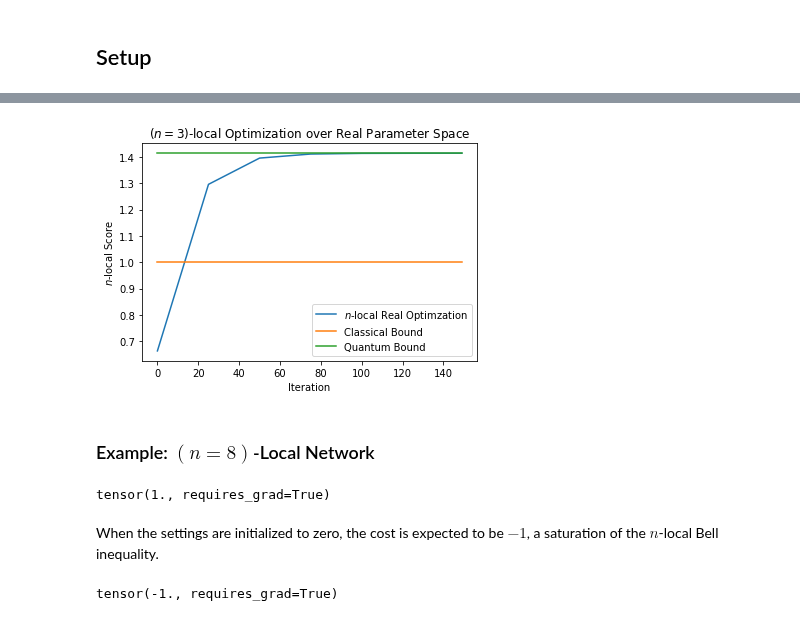
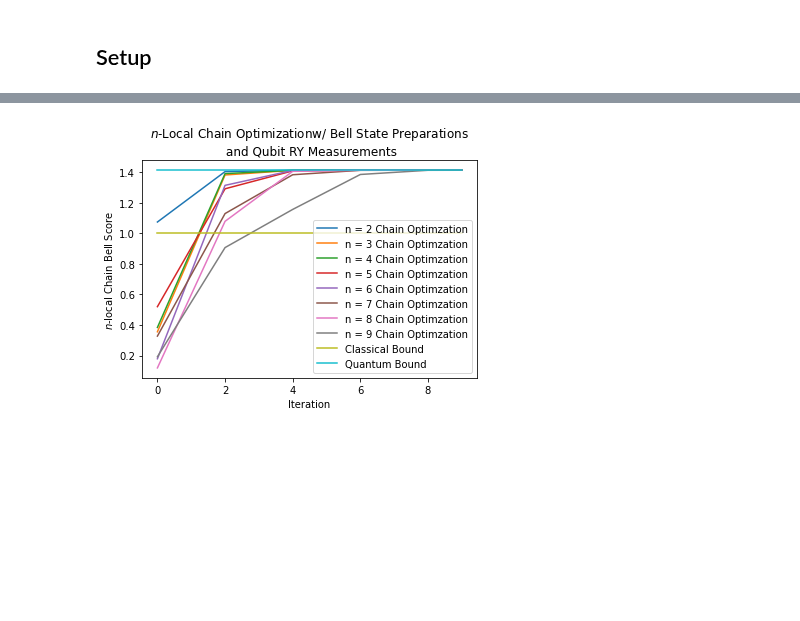
Before and after one commit to ChitambarLab/qNetVO, a Jupyter notebook: notebook/n-local_chain_network_optimization.ipynb, the cells around one changed output, grey strips where cells are left out. Cells and saved outputs as stored; diff of their text form; code cells hidden in the pictures; blank space fills up the shorter version.

Commit message:
n-local chain notebook update

```diff
--- a/notebook/n-local_chain_network_optimization.ipynb
+++ b/notebook/n-local_chain_network_optimization.ipynb
@@ -224,0 +51,24 @@ Wall time: 7.61 s
+# %%
+%%time
+
+static_bell_state_opt_dicts = []
+
+for n in range(2,10):
+    print("n = ", n)
+
+    n_prep_nodes = nlocal_prepare_nodes(n, QNopt.ghz_state, 0)
+    n_meas_nodes = nlocal_chain_RY_measure_nodes(n)
+
+    n_ansatz = QNopt.NetworkAnsatz(n_prep_nodes, n_meas_nodes)
+    n_cost = QNopt.nlocal_chain_cost_22(n_ansatz)
+
+    np.random.seed(1)
+    n_settings = n_ansatz.rand_scenario_settings()
+
+    n_opt_dict = QNopt.gradient_descent(
+            n_cost, n_settings, sample_width = 2, num_steps = 10, step_size=2
+    )
+
+    print("opt_score : ", n_opt_dict["opt_score"])
+
+    static_bell_state_opt_dicts.append(n_opt_dict)
@@ -225,27 +93,18 @@ Wall time: 7.61 s
 # %%
-# Plot the score of the Bell inequality
-plt.plot(samples, n3_scores, label = r"$n$-local Real Optimzation")
-plt.plot(samples, [1]*len(samples), label = "Classical Bound")
-plt.plot(samples, [2*np.sqrt(1/2)]*len(samples), label = "Quantum Bound")
-plt.title(r"$(n=3)$-local Optimization over Real Parameter Space")
+num_samples = len(static_bell_state_opt_dicts[0]["samples"])
+
+id = 0
+ns = range(2,10)
+for opt_dict in static_bell_state_opt_dicts:
+    plt.plot(opt_dict["samples"], opt_dict["scores"], label = f"n = {ns[id]} Chain Optimzation")
+    id += 1
+
+plt.plot(static_bell_state_opt_dicts[0]["samples"], [1]*num_samples, label = "Classical Bound")
+plt.plot(static_bell_state_opt_dicts[0]["samples"], [2/np.sqrt(2)]*num_samples, label = "Quantum Bound")
+plt.title(r"$n$-Local Chain Optimization" + "w/ Bell State Preparations \n and Qubit RY Measurements")
 plt.xlabel("Iteration")
-plt.ylabel(r"$n$-local Score")
+plt.ylabel(r"$n$-local Chain Bell Score")
 plt.legend()
 plt.show()
 # %% [output]
-[figure, old version]
+[figure, new version]
-# %% [markdown]
-### Example: $(n=8)$-Local Network
-# %%
-n8 = 8
-
-n8_qnode = nlocal_chain_qnode(n8)
-n8_qnode(np.zeros(2*n8))
-# %% [output]
-tensor(1., requires_grad=True)
-# %% [markdown]
-When the settings are initialized to zero, the cost is expected to be $-1$, a saturation of the $n$-local Bell inequality.
-# %%
-nlocal_chain_cost(np.zeros((2*n8,2)))
-# %% [output]
-tensor(-1., requires_grad=True)
```
Also changed, not shown: parts of 25 cells of this notebook.
